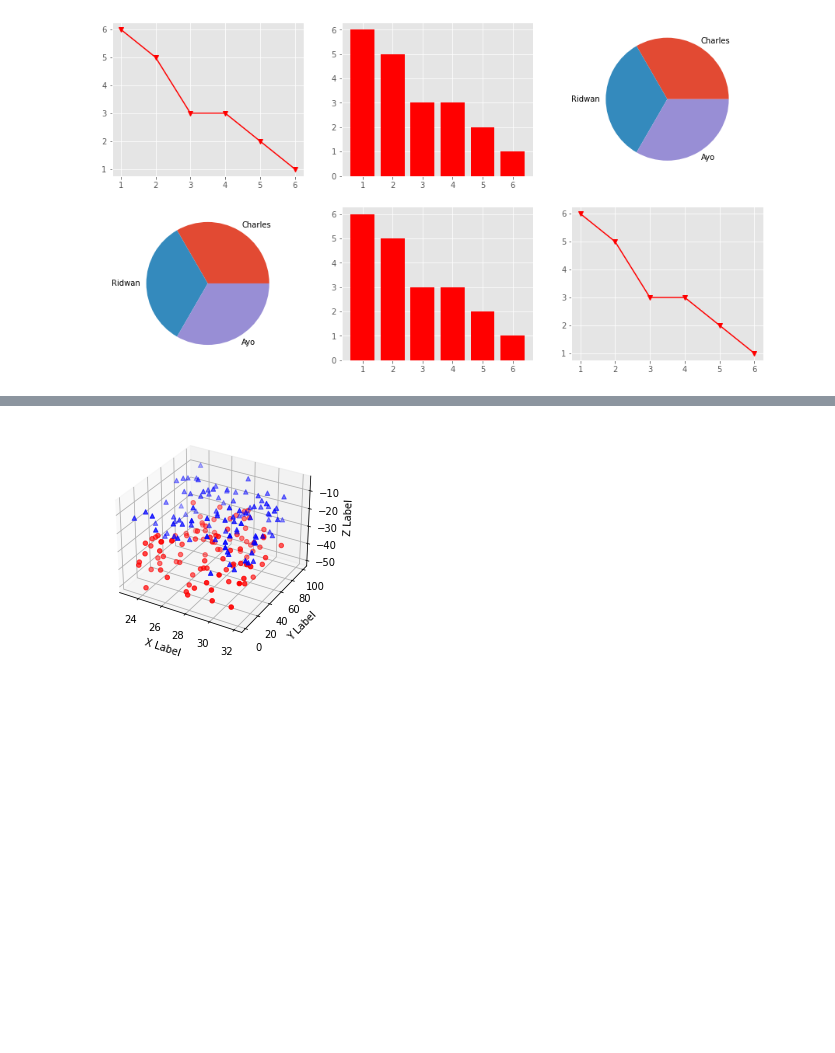
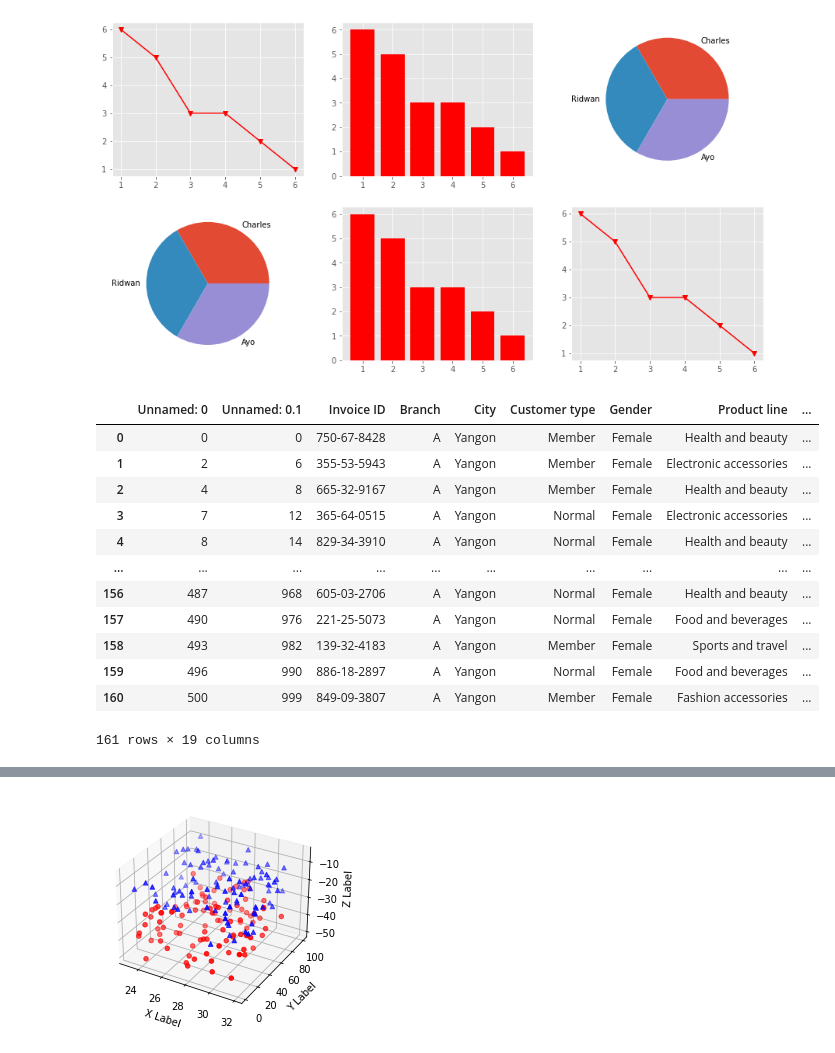
Before and after one commit to Sesughter01/ds-march-univel, a Jupyter notebook: jupyter/Matplotlib Tutorial.ipynb, the cells around one changed output, grey strips where cells are left out. Cells and saved outputs as stored; diff of their text form; code cells hidden in the pictures; blank space fills up the shorter version.

```diff
--- a/jupyter/Matplotlib Tutorial.ipynb
+++ b/jupyter/Matplotlib Tutorial.ipynb
@@ -184,3 +184,20 @@ ax[1,0].pie([2,2,2], labels = ["Charles", "Ridwan", "Ayo"]) # Pie chart with lab
 plt.savefig("charles.pdf")
 # %% [output]
 [figure]
+# %%
+data = pd.read_excel(r"C:\Users\INYANG\Desktop\ds-march-univel\jupyter\pandas-tut\branches.xlsx")
+data
+# %% [output]
+|  | Unnamed: 0 | Unnamed: 0.1 | Invoice ID | Branch | City | Customer type | Gender | Product line | ... |
+| 0 | 0 | 0 | 750-67-8428 | A | Yangon | Member | Female | Health and beauty | ... |
+| 1 | 2 | 6 | 355-53-5943 | A | Yangon | Member | Female | Electronic accessories | ... |
+| 2 | 4 | 8 | 665-32-9167 | A | Yangon | Member | Female | Health and beauty | ... |
+| 3 | 7 | 12 | 365-64-0515 | A | Yangon | Normal | Female | Electronic accessories | ... |
+| 4 | 8 | 14 | 829-34-3910 | A | Yangon | Normal | Female | Health and beauty | ... |
+| ... | ... | ... | ... | ... | ... | ... | ... | ... | ... |
+| 156 | 487 | 968 | 605-03-2706 | A | Yangon | Normal | Female | Health and beauty | ... |
+| 157 | 490 | 976 | 221-25-5073 | A | Yangon | Normal | Female | Food and beverages | ... |
+| 158 | 493 | 982 | 139-32-4183 | A | Yangon | Member | Female | Sports and travel | ... |
+| 159 | 496 | 990 | 886-18-2897 | A | Yangon | Normal | Female | Food and beverages | ... |
+| 160 | 500 | 999 | 849-09-3807 | A | Yangon | Member | Female | Fashion accessories | ... |
+161 rows × 19 columns
```
Also changed, not shown: parts of 5 cells of this notebook, 7 other files.
